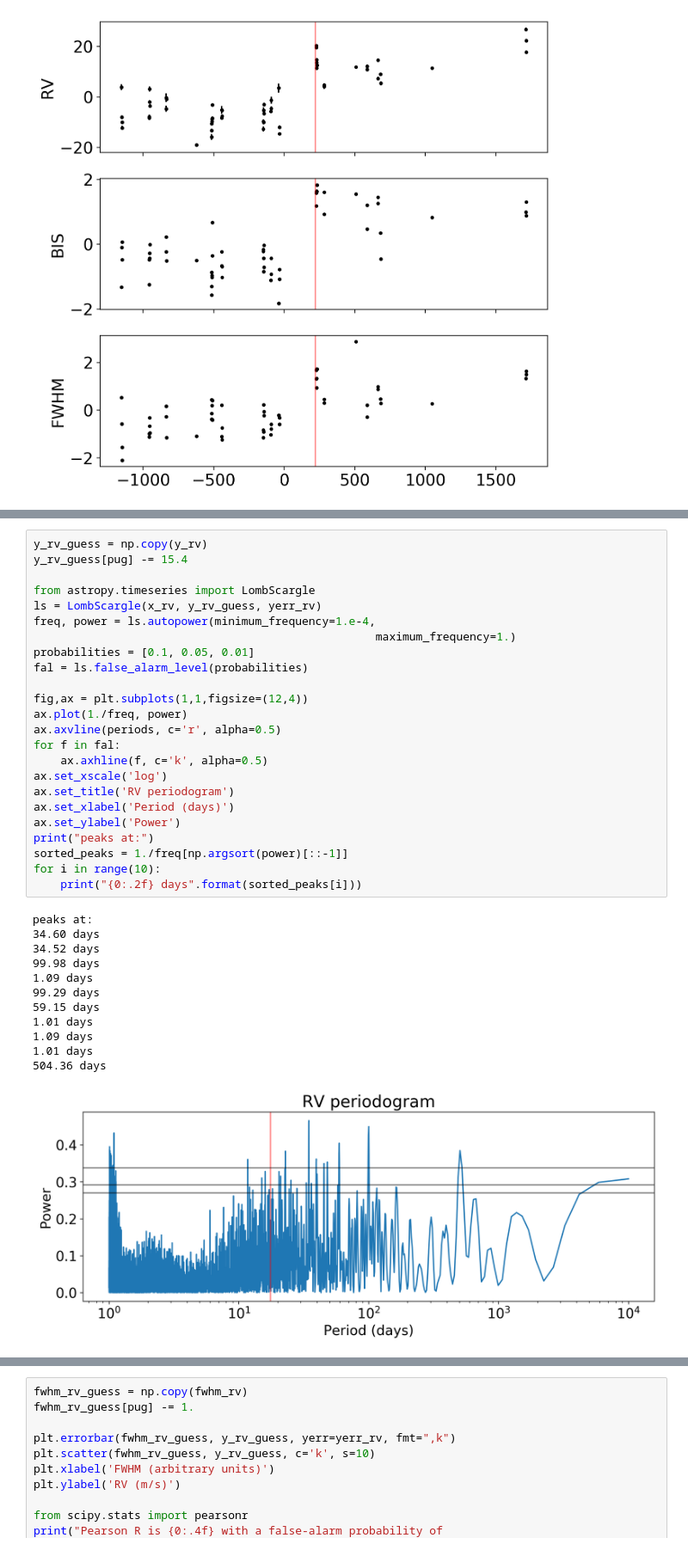
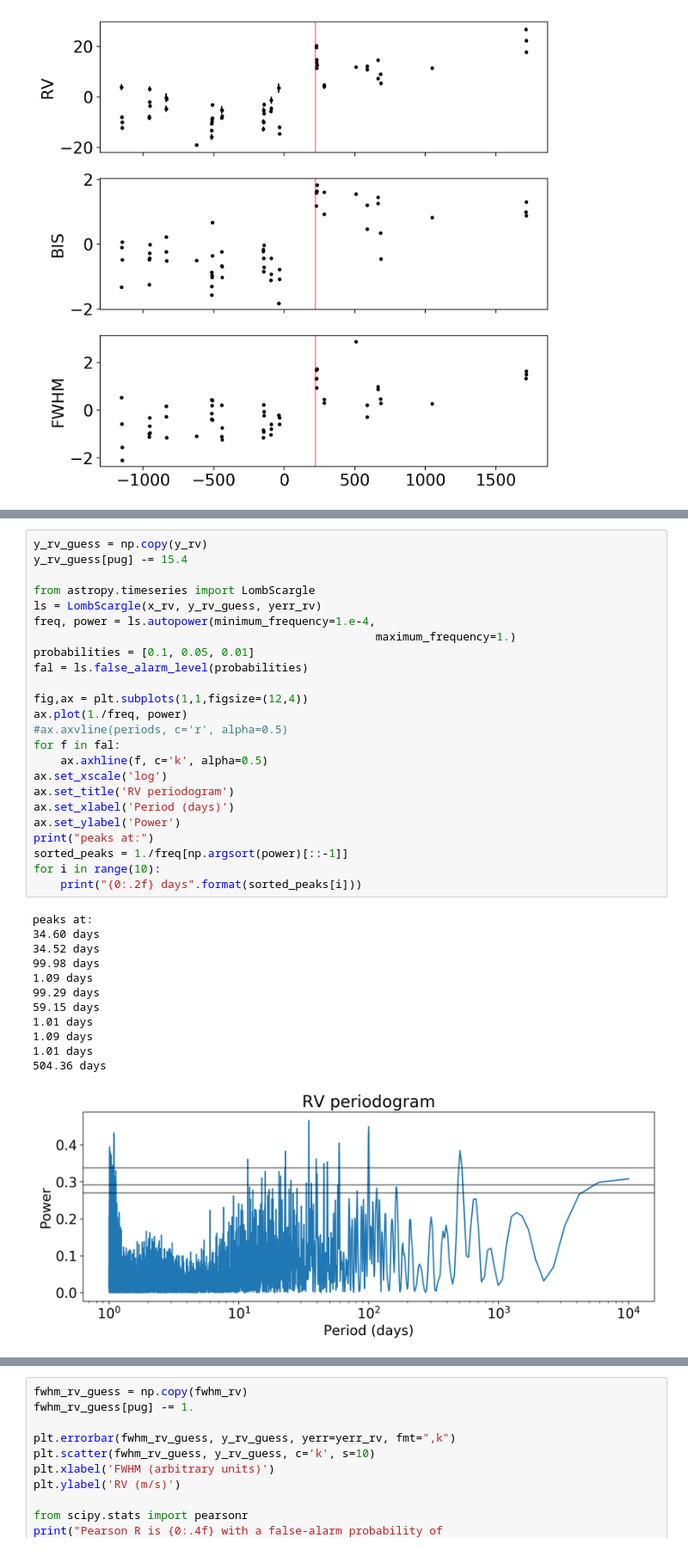
Before and after one commit to megbedell/tesstwin, a Jupyter notebook: notebooks/exoplanet/rv_fit.ipynb, the cells around one changed output, grey strips where cells are left out. Shown at 86% size. Saved outputs shown, nothing was run; the diff lists cells and outputs as text.

```diff
--- a/notebooks/exoplanet/rv_fit.ipynb
+++ b/notebooks/exoplanet/rv_fit.ipynb
@@ -101,32 +90,32 @@ from astropy.timeseries import LombScargle
 ls = LombScargle(x_rv, y_rv_guess, yerr_rv)
 freq, power = ls.autopower(minimum_frequency=1.e-4,
                                                    maximum_frequency=1.)
 probabilities = [0.1, 0.05, 0.01]
 fal = ls.false_alarm_level(probabilities)
 
 fig,ax = plt.subplots(1,1,figsize=(12,4))
 ax.plot(1./freq, power)
-ax.axvline(periods, c='r', alpha=0.5)
+#ax.axvline(periods, c='r', alpha=0.5)
 for f in fal:
     ax.axhline(f, c='k', alpha=0.5)
 ax.set_xscale('log')
 ax.set_title('RV periodogram')
 ax.set_xlabel('Period (days)')
 ax.set_ylabel('Power')
 print("peaks at:")
 sorted_peaks = 1./freq[np.argsort(power)[::-1]]
 for i in range(10):
     print("{0:.2f} days".format(sorted_peaks[i]))
 # %% [output]
 peaks at:
 34.60 days
 34.52 days
 99.98 days
 1.09 days
 99.29 days
 59.15 days
 1.01 days
 1.09 days
 1.01 days
 504.36 days
-[figure, old version]
+[figure, new version]
```
Also changed, not shown: parts of 27 cells of this notebook, 1 other file.
